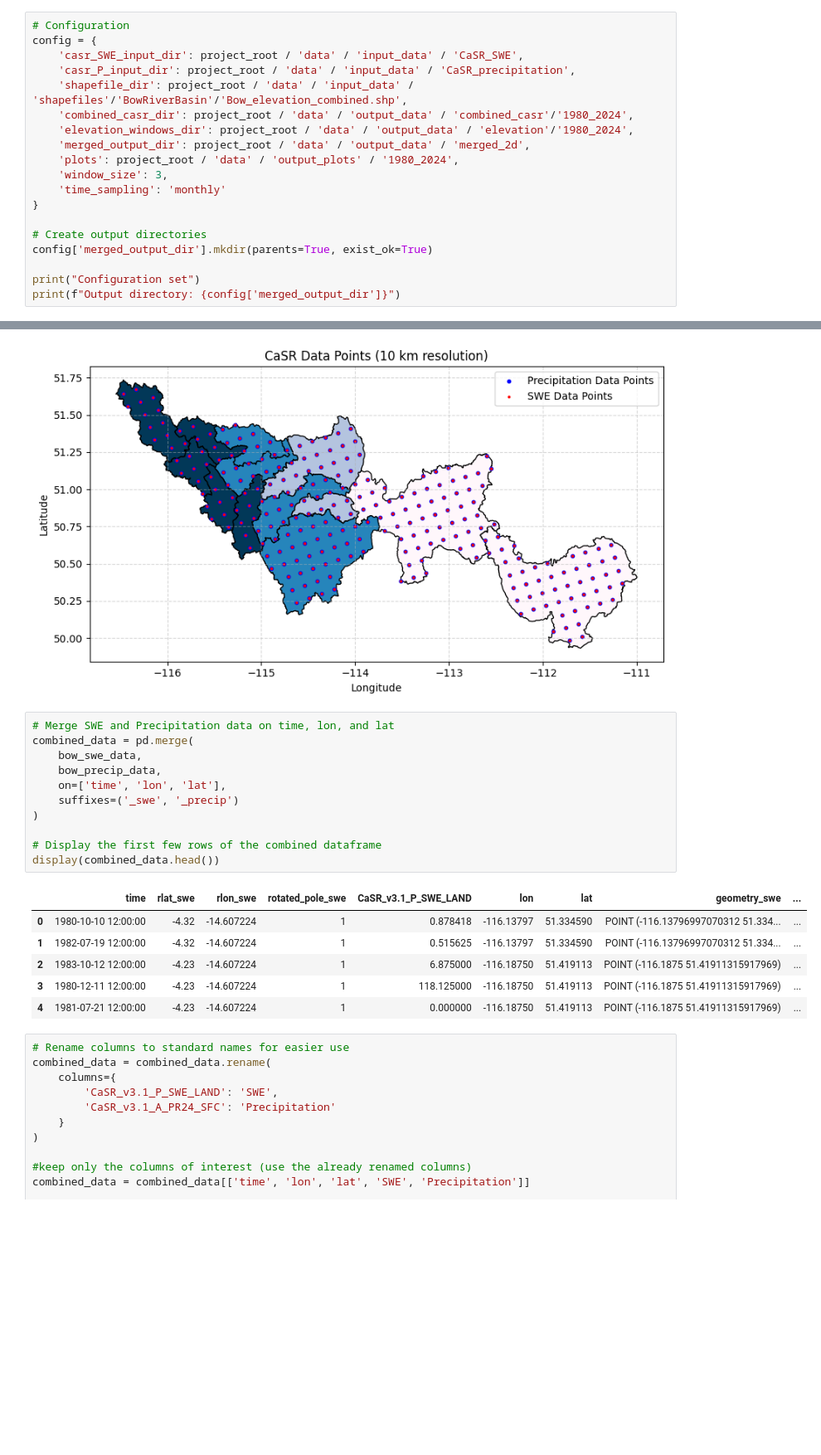
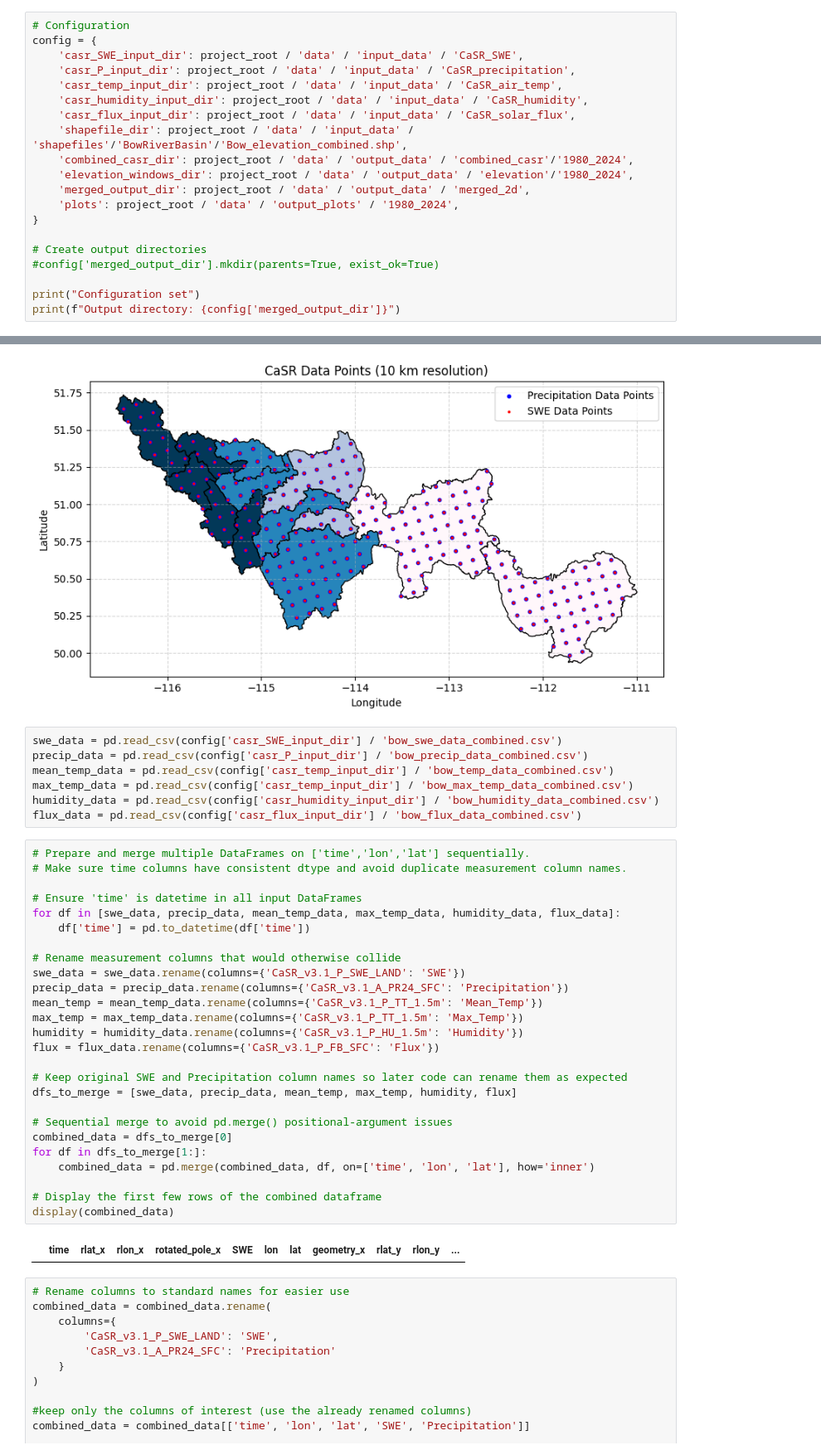
Before and after one commit to Nadiesenali/snowdroughtindex-main, a Jupyter notebook: notebooks/workflows/0.3_CaSR_data_preparation.ipynb, the cells around one changed output, grey strips where cells are left out. Shown: that part at 83% size. Saved outputs shown, nothing was run; the diff lists cells and outputs as text; blank space fills up the shorter version.

```diff
--- a/notebooks/workflows/0.3_CaSR_data_preparation.ipynb
+++ b/notebooks/workflows/0.3_CaSR_data_preparation.ipynb
@@ -52,17 +48,18 @@ logger = logging.getLogger(__name__)
 config = {
     'casr_SWE_input_dir': project_root / 'data' / 'input_data' / 'CaSR_SWE',
     'casr_P_input_dir': project_root / 'data' / 'input_data' / 'CaSR_precipitation',
+    'casr_temp_input_dir': project_root / 'data' / 'input_data' / 'CaSR_air_temp',
+    'casr_humidity_input_dir': project_root / 'data' / 'input_data' / 'CaSR_humidity',
+    'casr_flux_input_dir': project_root / 'data' / 'input_data' / 'CaSR_solar_flux',
     'shapefile_dir': project_root / 'data' / 'input_data' / 'shapefiles'/'BowRiverBasin'/'Bow_elevation_combined.shp',
     'combined_casr_dir': project_root / 'data' / 'output_data' / 'combined_casr'/'1980_2024',
     'elevation_windows_dir': project_root / 'data' / 'output_data' / 'elevation'/'1980_2024',
     'merged_output_dir': project_root / 'data' / 'output_data' / 'merged_2d',
     'plots': project_root / 'data' / 'output_plots' / '1980_2024',
-    'window_size': 3,
-    'time_sampling': 'monthly'
 }
 
 # Create output directories
-config['merged_output_dir'].mkdir(parents=True, exist_ok=True)
+#config['merged_output_dir'].mkdir(parents=True, exist_ok=True)
 
 print("Configuration set")
 print(f"Output directory: {config['merged_output_dir']}")
@@ -956,24 +426,41 @@ plt.savefig(config['plots'] / 'bow_data_points_plot.png', dpi=300, bbox_inches='
 plt.show()
 # %% [output]
 [figure]
+# %%
+swe_data = pd.read_csv(config['casr_SWE_input_dir'] / 'bow_swe_data_combined.csv')
+precip_data = pd.read_csv(config['casr_P_input_dir'] / 'bow_precip_data_combined.csv')
+mean_temp_data = pd.read_csv(config['casr_temp_input_dir'] / 'bow_temp_data_combined.csv')
+max_temp_data = pd.read_csv(config['casr_temp_input_dir'] / 'bow_max_temp_data_combined.csv')
+humidity_data = pd.read_csv(config['casr_humidity_input_dir'] / 'bow_humidity_data_combined.csv')
+flux_data = pd.read_csv(config['casr_flux_input_dir'] / 'bow_flux_data_combined.csv')
 # %%
-# Merge SWE and Precipitation data on time, lon, and lat
-combined_data = pd.merge(
-    bow_swe_data,
-    bow_precip_data,
-    on=['time', 'lon', 'lat'],
-    suffixes=('_swe', '_precip')
-)
+# Prepare and merge multiple DataFrames on ['time','lon','lat'] sequentially.
+# Make sure time columns have consistent dtype and avoid duplicate measurement column names.
+
+# Ensure 'time' is datetime in all input DataFrames
+for df in [swe_data, precip_data, mean_temp_data, max_temp_data, humidity_data, flux_data]:
+    df['time'] = pd.to_datetime(df['time'])
+
+# Rename measurement columns that would otherwise collide
+swe_data = swe_data.rename(columns={'CaSR_v3.1_P_SWE_LAND': 'SWE'})
+precip_data = precip_data.rename(columns={'CaSR_v3.1_A_PR24_SFC': 'Precipitation'})
+mean_temp = mean_temp_data.rename(columns={'CaSR_v3.1_P_TT_1.5m': 'Mean_Temp'})
+max_temp = max_temp_data.rename(columns={'CaSR_v3.1_P_TT_1.5m': 'Max_Temp'})
+humidity = humidity_data.rename(columns={'CaSR_v3.1_P_HU_1.5m': 'Humidity'})
+flux = flux_data.rename(columns={'CaSR_v3.1_P_FB_SFC': 'Flux'})
+
+# Keep original SWE and Precipitation column names so later code can rename them as expected
+dfs_to_merge = [swe_data, precip_data, mean_temp, max_temp, humidity, flux]
+
+# Sequential merge to avoid pd.merge() positional-argument issues
+combined_data = dfs_to_merge[0]
+for df in dfs_to_merge[1:]:
+    combined_data = pd.merge(combined_data, df, on=['time', 'lon', 'lat'], how='inner')
 
 # Display the first few rows of the combined dataframe
-display(combined_data.head())
+display(combined_data)
 # %% [output]
-|  | time | rlat_swe | rlon_swe | rotated_pole_swe | CaSR_v3.1_P_SWE_LAND | lon | lat | geometry_swe | ... |
-| 0 | 1980-10-10 12:00:00 | -4.32 | -14.607224 | 1 | 0.878418 | -116.13797 | 51.334590 | POINT (-116.13796997070312 51.334... | ... |
-| 1 | 1982-07-19 12:00:00 | -4.32 | -14.607224 | 1 | 0.515625 | -116.13797 | 51.334590 | POINT (-116.13796997070312 51.334... | ... |
-| 2 | 1983-10-12 12:00:00 | -4.23 | -14.607224 | 1 | 6.875000 | -116.18750 | 51.419113 | POINT (-116.1875 51.41911315917969) | ... |
-| 3 | 1980-12-11 12:00:00 | -4.23 | -14.607224 | 1 | 118.125000 | -116.18750 | 51.419113 | POINT (-116.1875 51.41911315917969) | ... |
-| 4 | 1981-07-21 12:00:00 | -4.23 | -14.607224 | 1 | 0.000000 | -116.18750 | 51.419113 | POINT (-116.1875 51.41911315917969) | ... |
+|  | time | rlat_x | rlon_x | rotated_pole_x | SWE | lon | lat | geometry_x | rlat_y | rlon_y | ... |
 # %%
 # Rename columns to standard names for easier use
 combined_data = combined_data.rename(
```
Also changed, not shown: parts of 25 cells of this notebook, 2 other files.
